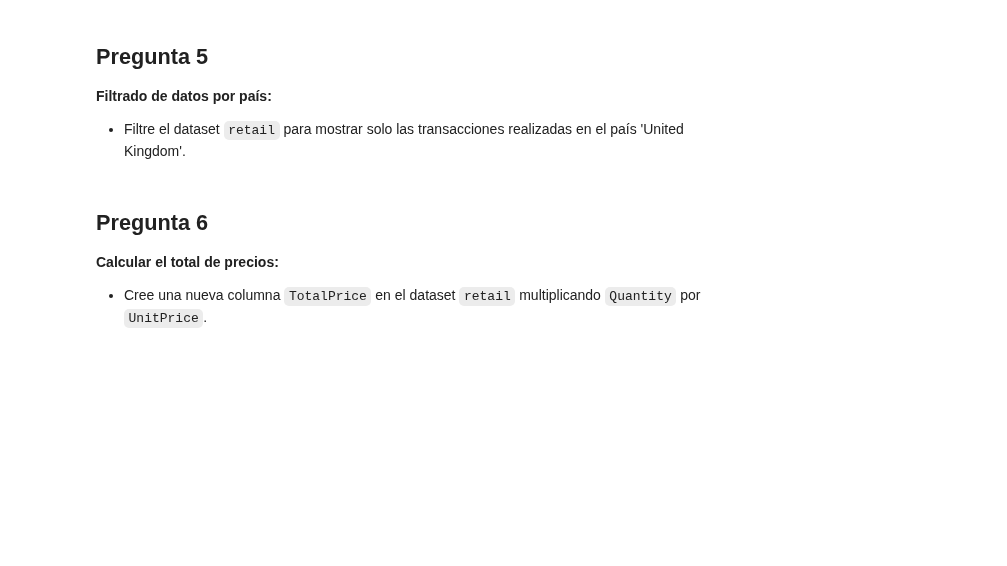
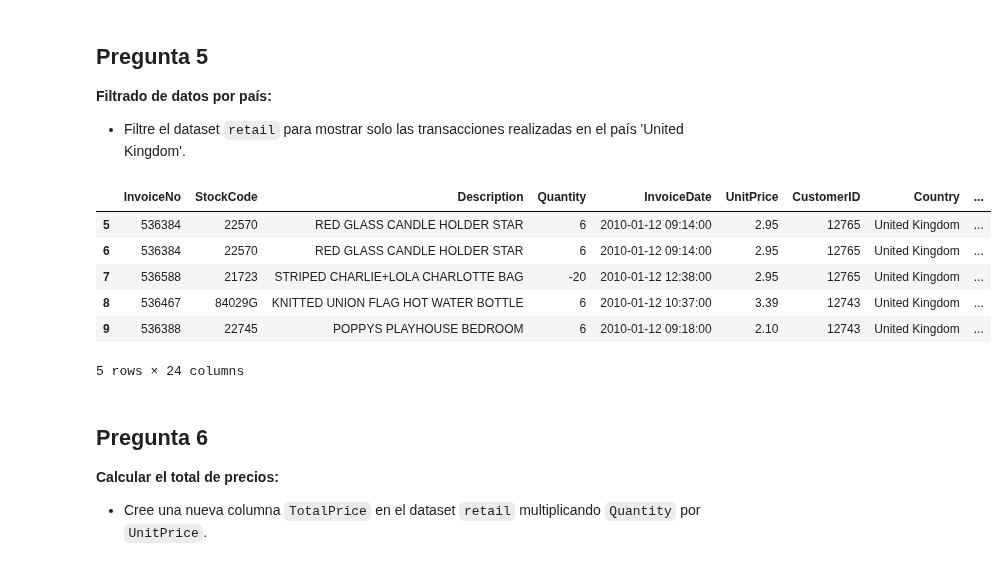
Before and after one commit to Nana8310/Curso_Pandas, a Jupyter notebook: Notebook/Prácticas/Práctica-43/Notebook_43/P-43_Notebook-43.ipynb, the cells around one changed output. Cells and saved outputs as stored; diff of their text form; code cells hidden in the pictures; blank space fills up the shorter version.

```diff
--- a/Notebook/Prácticas/Práctica-43/Notebook_43/P-43_Notebook-43.ipynb
+++ b/Notebook/Prácticas/Práctica-43/Notebook_43/P-43_Notebook-43.ipynb
@@ -131,9 +133,3 @@ print(filas_con_faltantes)
 ## Pregunta 3
 **Conversión de tipos de datos:**
 - Convierta la columna `InvoiceDate` del dataset `retail` a un formato de datetime.
-# %%
-# Convertir la columna 'InvoiceDate' a formato datetime, manejando errores y tratando de inferir el formato
-retail_df['InvoiceDate'] = pd.to_datetime(retail_df['InvoiceDate'], errors='coerce', infer_datetime_format=True)
-
-# Verificar el cambio
-print(retail_df['InvoiceDate'].dtypes)
@@ -147,3 +135,0 @@ datetime64[ns]
-# %%
-# Convertir la columna 'InvoiceDate' a formato datetime especificando el formato correcto
-retail_df['InvoiceDate'] = pd.to_datetime(retail_df['InvoiceDate'], format='%d/%m/%Y %H:%M:%S', errors='coerce')
@@ -159,0 +136,7 @@ Name: InvoiceDate, dtype: datetime64[ns]
+# %%
+
+# Convertir el string a datetime con dayfirst=True
+retail_df['InvoiceDate'] = pd.to_datetime(retail_df['InvoiceDate'], dayfirst=True, format='%d/%m/%Y %H:%M')
+
+# Verificar la conversión
+print(retail_df['InvoiceDate'].head())
@@ -161,23 +151,3 @@ Name: InvoiceDate, dtype: datetime64[ns]
 ## Pregunta 4
 **Conversión de tipos de datos en tasas de cambio:**
 - Convierta la columna `Date` del dataset `exchange_rates.csv` a un formato de datetime.
-# %%
-# Función para reorganizar manualmente las fechas en formato dd/mm/yyyy
-def corregir_formato_fecha(fecha_str):
-    # Separar día, mes, año y tiempo
-    partes_fecha = fecha_str.split(' ')
-    fecha = partes_fecha[0].split('/')
-    hora = partes_fecha[1]
-
-    # Reorganizar la fecha como dd/mm/yyyy
-    nueva_fecha = f"{fecha[1]}/{fecha[0]}/{fecha[2]} {hora}"
-    return nueva_fecha
-
-# Aplicar la corrección de formato a toda la columna 'InvoiceDate'
-retail_df['InvoiceDate'] = retail_df['InvoiceDate'].apply(corregir_formato_fecha)
-
-# Verificar el resultado
-print(retail_df['InvoiceDate'].head())
-
-# Exportar el DataFrame si es necesario
-retail_df.to_csv('archivo_corregido.csv', index=False)
@@ -187,6 +216,20 @@ AttributeError: 'Timestamp' object has no attribute 'split'
 ## Pregunta 5
 **Filtrado de datos por país:**
 - Filtre el dataset `retail` para mostrar solo las transacciones realizadas en el país 'United Kingdom'.
+# %%
+# Filtrar las transacciones realizadas en 'United Kingdom'
+uk_transactions = retail_df[retail_df['Country'] == 'United Kingdom']
+
+# Mostrar las primeras filas del DataFrame filtrado
+uk_transactions.head()
+# %% [output]
+|  | InvoiceNo | StockCode | Description | Quantity | InvoiceDate | UnitPrice | CustomerID | Country | ... |
+| 5 | 536384 | 22570 | RED GLASS CANDLE HOLDER STAR | 6 | 2010-01-12 09:14:00 | 2.95 | 12765 | United Kingdom | ... |
+| 6 | 536384 | 22570 | RED GLASS CANDLE HOLDER STAR | 6 | 2010-01-12 09:14:00 | 2.95 | 12765 | United Kingdom | ... |
+| 7 | 536588 | 21723 | STRIPED CHARLIE+LOLA CHARLOTTE BAG | -20 | 2010-01-12 12:38:00 | 2.95 | 12765 | United Kingdom | ... |
+| 8 | 536467 | 84029G | KNITTED UNION FLAG HOT WATER BOTTLE | 6 | 2010-01-12 10:37:00 | 3.39 | 12743 | United Kingdom | ... |
+| 9 | 536388 | 22745 | POPPYS PLAYHOUSE BEDROOM | 6 | 2010-01-12 09:18:00 | 2.10 | 12743 | United Kingdom | ... |
+5 rows × 24 columns
 # %% [markdown]
 ## Pregunta 6
 **Calcular el total de precios:**
```
Also changed, not shown: parts of 51 cells of this notebook, 2 other files.
